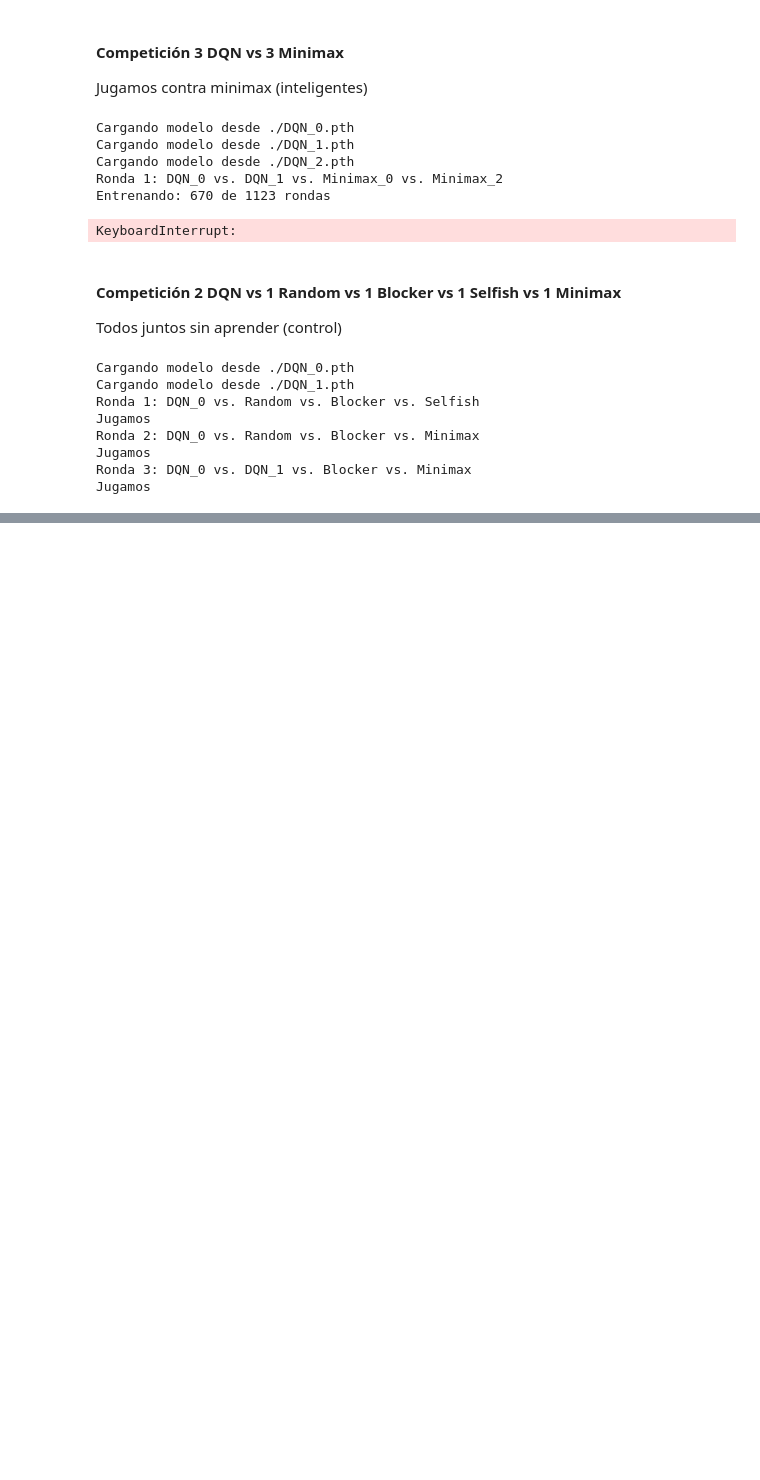
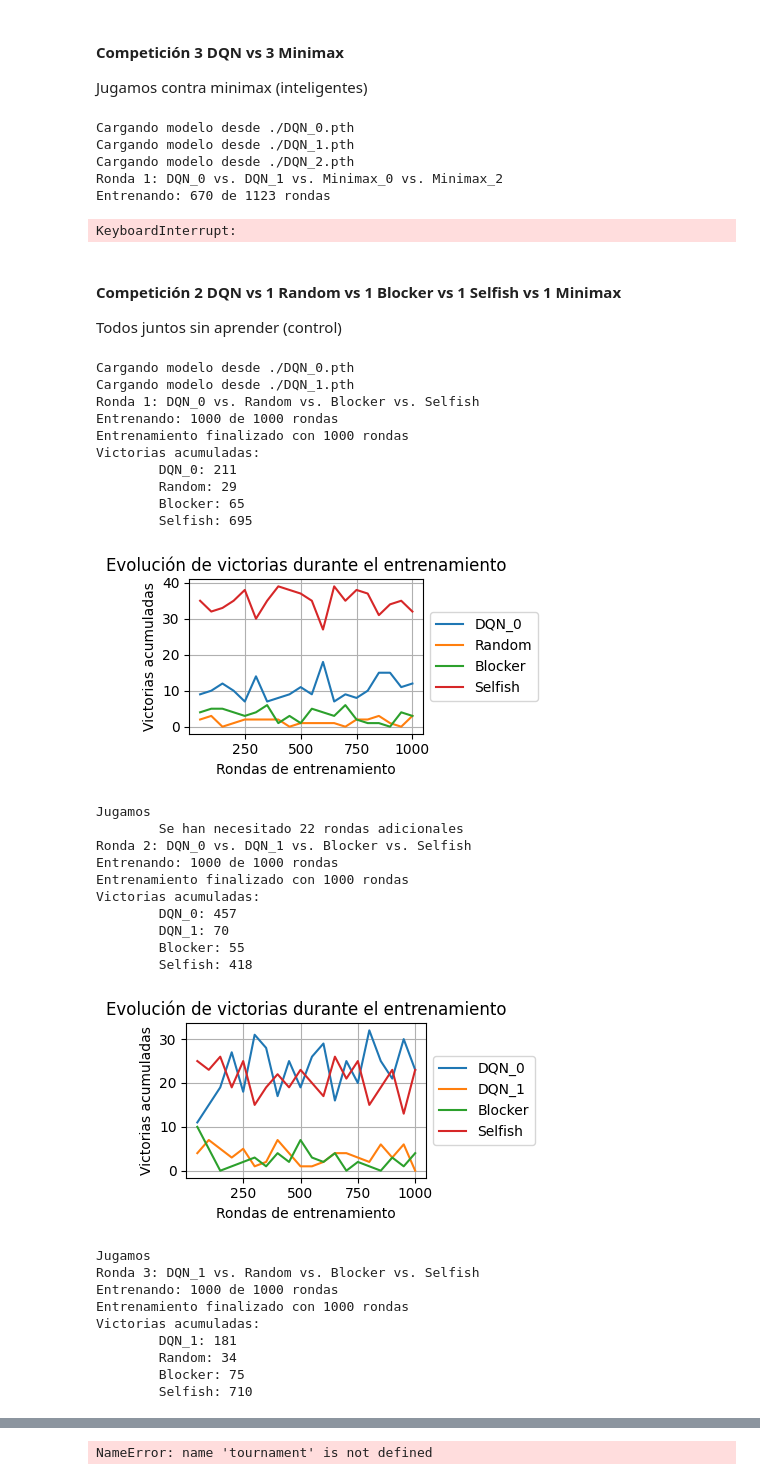
Before and after one commit to Alvarofp537/aaII-3DConect4_RL, a Jupyter notebook: DQN_train.ipynb, the cells around one changed output, grey strips where cells are left out. Saved outputs shown, nothing was run; the diff lists cells and outputs as text; code cells hidden in the pictures; blank space fills up the shorter version.

```diff
--- a/DQN_train.ipynb
+++ b/DQN_train.ipynb
@@ -294,20 +270,42 @@ Todos juntos sin aprender (control)
 # %%
 from competition import tournament, DQN, RandomAgent, Blocker, Selfish, Minimax
 tournament(
-    agents=[DQN(name=f'DQN_{i}') for i in range(2)]+[RandomAgent(name=f'Random'), Blocker(name=f'Blocker'),
-                                                     Selfish(name=f'Selfish'), Minimax(name=f'Minimax',depth= 3)],
+    agents=[DQN(name=f'DQN_{i}') for i in range(2)]+[RandomAgent(name=f'Random'), Blocker(name=f'Blocker'), Selfish(name=f'Selfish')],#, Minimax(name=f'Minimax',depth= 3)],
     competitors_per_round=4,
     num_rounds=10,
-    max_score=10,
-    score_to_substract=5,
-    max_training_rounds=0
+    max_score=3,
+    score_to_substract=1,
+    min_training_rounds=1000,
 )
 # %% [output]
 Cargando modelo desde ./DQN_0.pth
 Cargando modelo desde ./DQN_1.pth
 Ronda 1: DQN_0 vs. Random vs. Blocker vs. Selfish
-Jugamos
-Ronda 2: DQN_0 vs. Random vs. Blocker vs. Minimax
-Jugamos
-Ronda 3: DQN_0 vs. DQN_1 vs. Blocker vs. Minimax
-Jugamos
+Entrenando: 1000 de 1000 rondas
+Entrenamiento finalizado con 1000 rondas
+Victorias acumuladas:
+        DQN_0: 211
+        Random: 29
+        Blocker: 65
+        Selfish: 695
+[figure, added]
+Jugamos
+        Se han necesitado 22 rondas adicionales
+Ronda 2: DQN_0 vs. DQN_1 vs. Blocker vs. Selfish
+Entrenando: 1000 de 1000 rondas
+Entrenamiento finalizado con 1000 rondas
+Victorias acumuladas:
+        DQN_0: 457
+        DQN_1: 70
+        Blocker: 55
+        Selfish: 418
+[figure, added]
+Jugamos
+Ronda 3: DQN_1 vs. Random vs. Blocker vs. Selfish
+Entrenando: 1000 de 1000 rondas
+Entrenamiento finalizado con 1000 rondas
+Victorias acumuladas:
+        DQN_1: 181
+        Random: 34
+        Blocker: 75
+        Selfish: 710
@@ -313,0 +345,13 @@ Jugamos
+# %%
+from competition import tournament, DQN, Blocker, IntelligentSelfish
+tournament(
+    agents=[DQN(name=f'DQN_{i}') for i in range(3)]+[Blocker(name=f'Blocker'), IntelligentSelfish(name=f'Selfish')],
+    competitors_per_round=4,
+    num_rounds=10,
+    max_score=3,
+    score_to_substract=1,
+    max_training_rounds=700,
+    min_training_rounds=300
+)
+# %% [output]
+NameError: name 'tournament' is not defined
```
Also changed, not shown: parts of 4 cells of this notebook, 4 other files.
